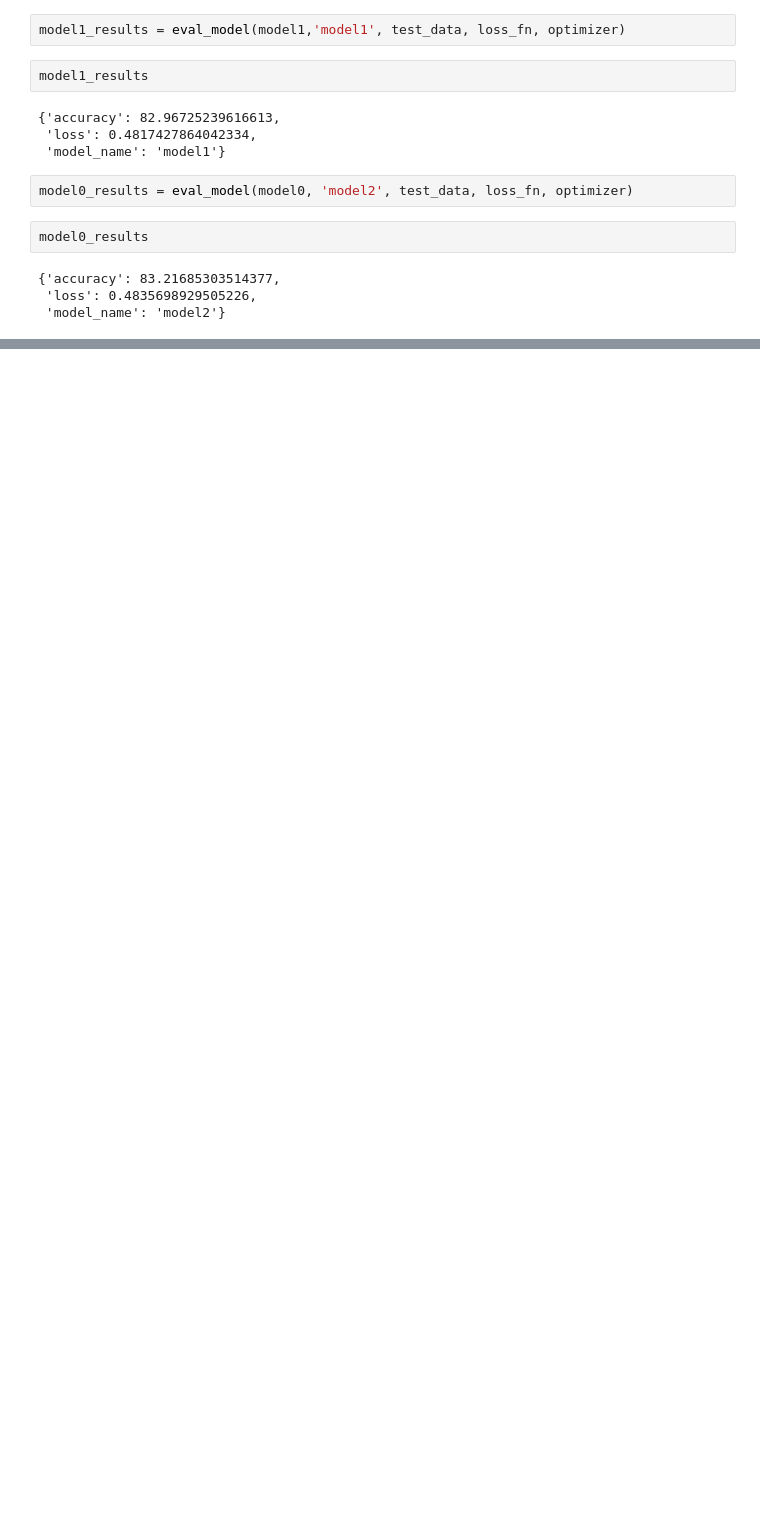
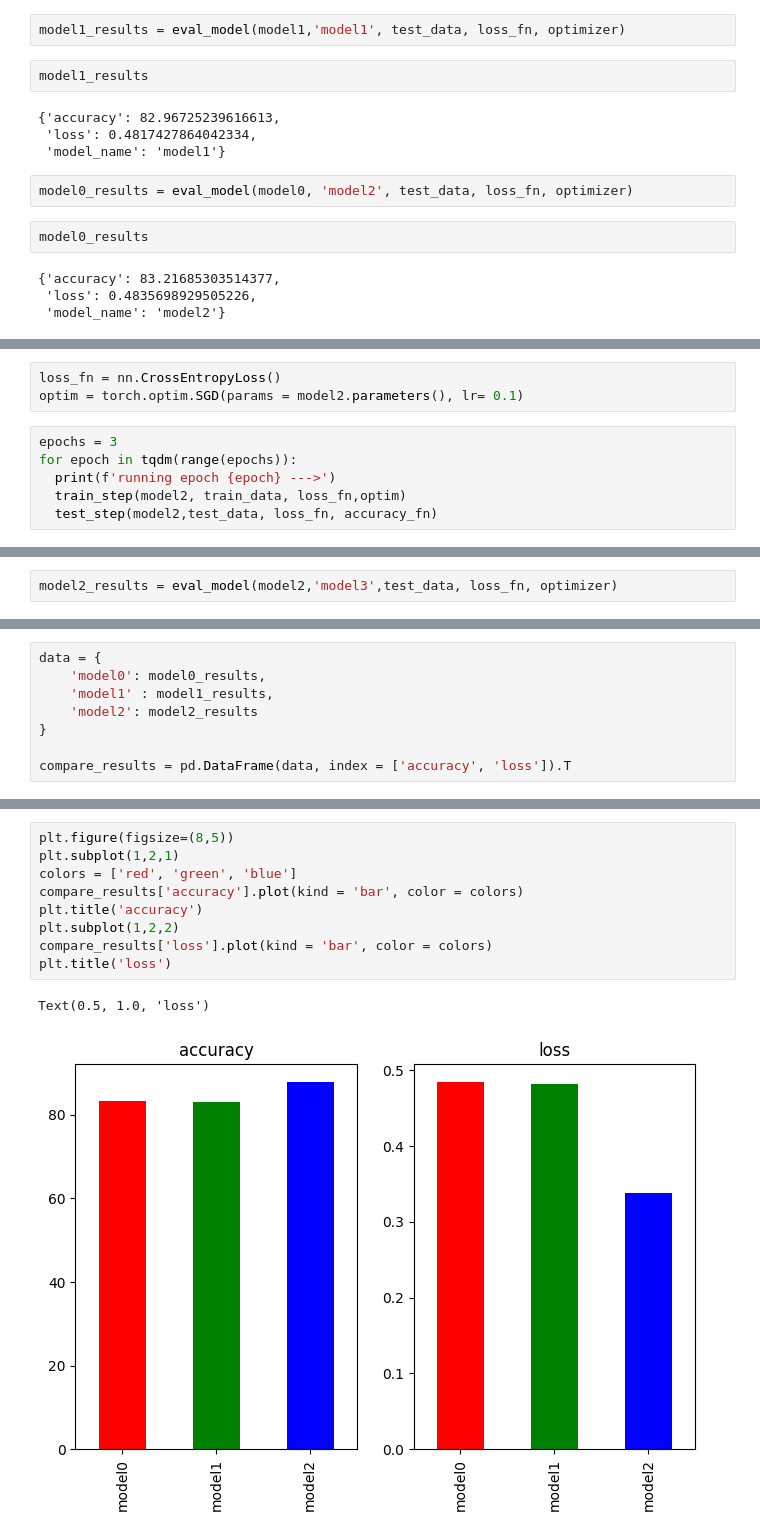
Before and after one commit to saivenkatreddy29/Pytorch-Learning, a Jupyter notebook: Pytorch_Computer_Vision.ipynb, the cells around one changed output, grey strips where cells are left out. Saved outputs shown, nothing was run; the diff lists cells and outputs as text; blank space fills up the shorter version.

```diff
--- a/Pytorch_Computer_Vision.ipynb
+++ b/Pytorch_Computer_Vision.ipynb
@@ -402,0 +525,9 @@ model0_results
+# %%
+loss_fn = nn.CrossEntropyLoss()
+optim = torch.optim.SGD(params = model2.parameters(), lr= 0.1)
+# %%
+epochs = 3
+for epoch in tqdm(range(epochs)):
+  print(f'running epoch {epoch} --->')
+  train_step(model2, train_data, loss_fn,optim)
+  test_step(model2,test_data, loss_fn, accuracy_fn)
@@ -402,0 +552,2 @@ model0_results
+# %%
+model2_results = eval_model(model2,'model3',test_data, loss_fn, optimizer)
@@ -402,0 +564,8 @@ model0_results
+# %%
+data = {
+    'model0': model0_results,
+    'model1' : model1_results,
+    'model2': model2_results
+}
+
+compare_results = pd.DataFrame(data, index = ['accuracy', 'loss']).T
@@ -402,0 +586,12 @@ model0_results
+# %%
+plt.figure(figsize=(8,5))
+plt.subplot(1,2,1)
+colors = ['red', 'green', 'blue']
+compare_results['accuracy'].plot(kind = 'bar', color = colors)
+plt.title('accuracy')
+plt.subplot(1,2,2)
+compare_results['loss'].plot(kind = 'bar', color = colors)
+plt.title('loss')
+# %% [output]
+Text(0.5, 1.0, 'loss')
+[figure, added]
```
Also changed, not shown: parts of 35 cells of this notebook.
